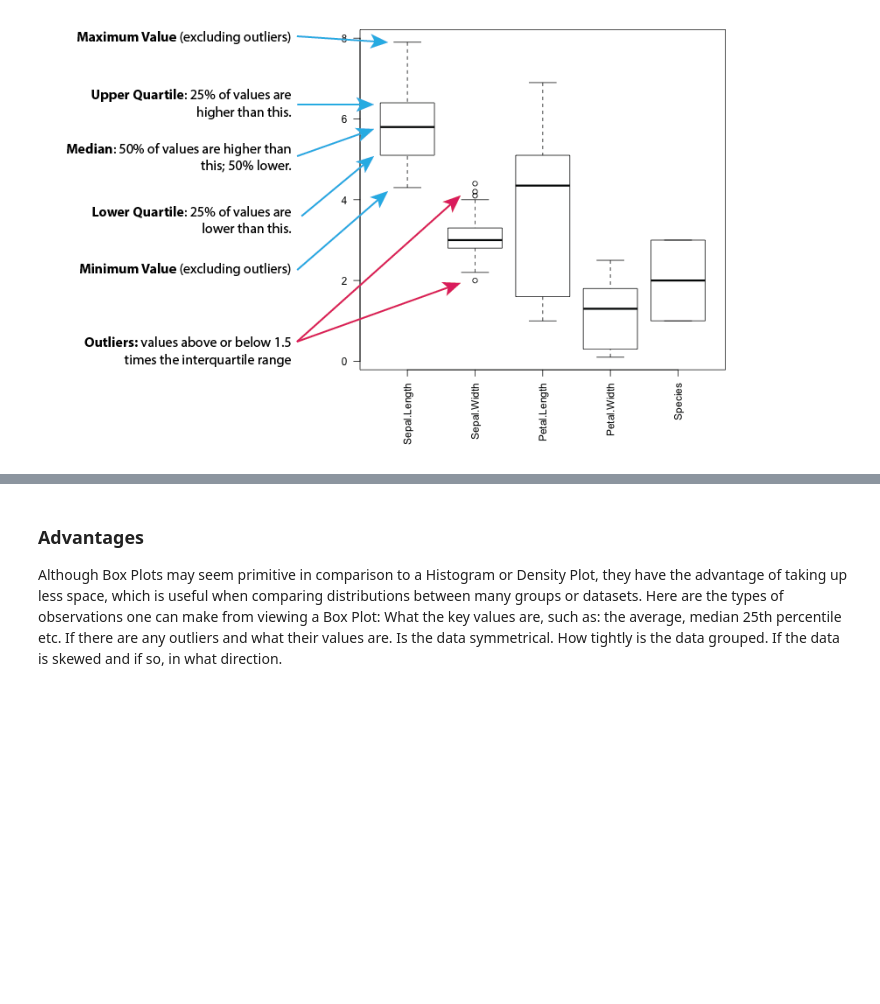
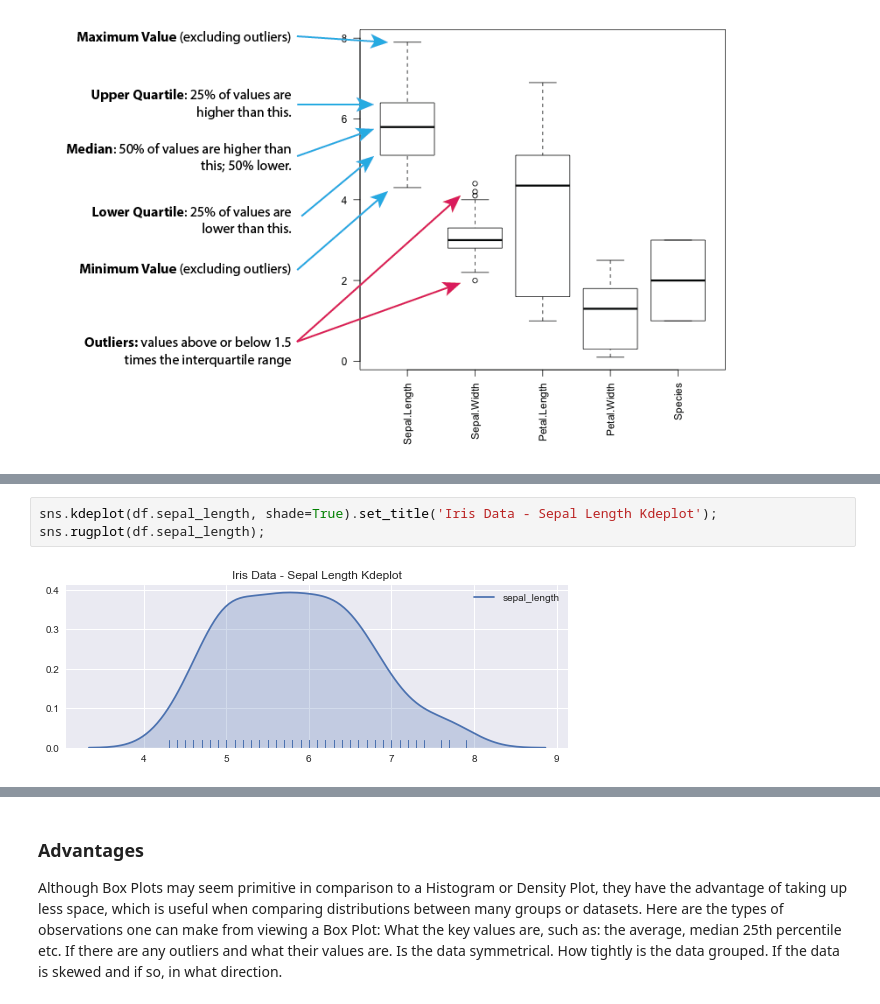
Before and after one commit to eamonnofarrell/Boxplot, a Jupyter notebook: BoxPlot_Project.ipynb, the cells around one changed output, grey strips where cells are left out. Drawn from its saved outputs; the diff is of its cells as text; blank space fills up the shorter version.

```diff
--- a/BoxPlot_Project.ipynb
+++ b/BoxPlot_Project.ipynb
@@ -87,0 +97,5 @@ plt.grid(True)
+# %%
+sns.kdeplot(df.sepal_length, shade=True).set_title('Iris Data - Sepal Length Kdeplot');
+sns.rugplot(df.sepal_length);
+# %% [output]
+[figure, added]
```
Also changed, not shown: parts of 17 cells of this notebook.
